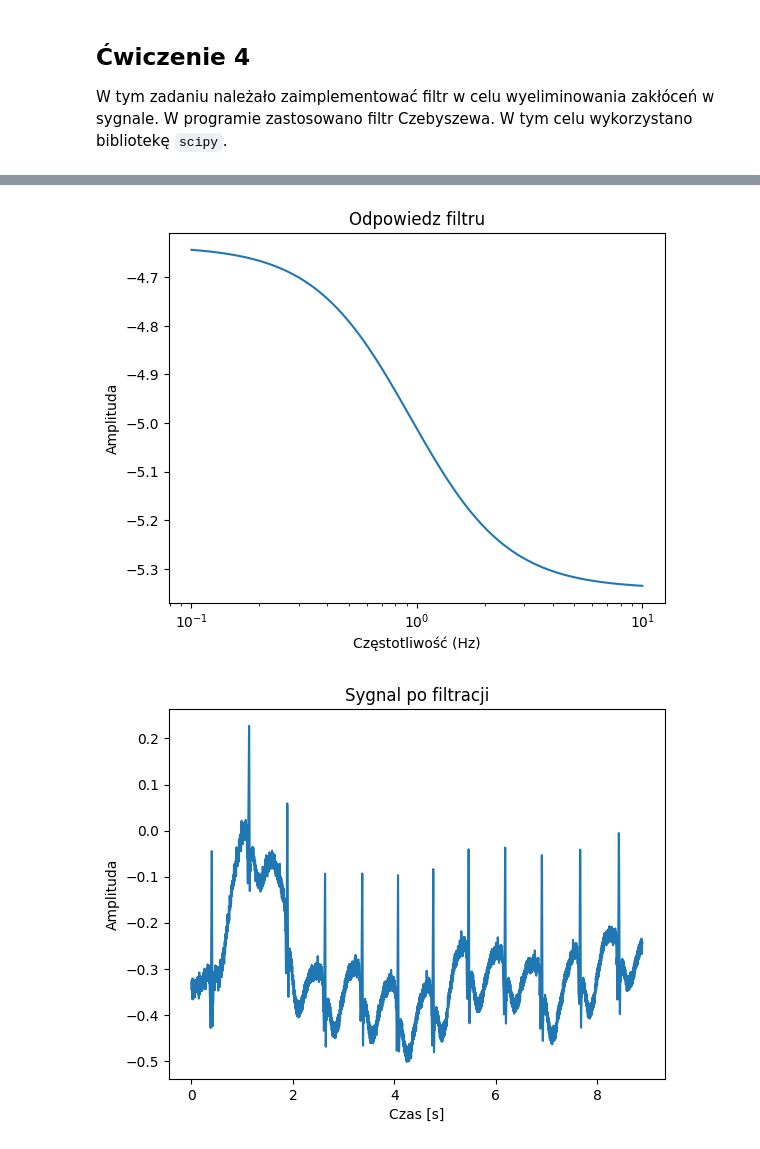
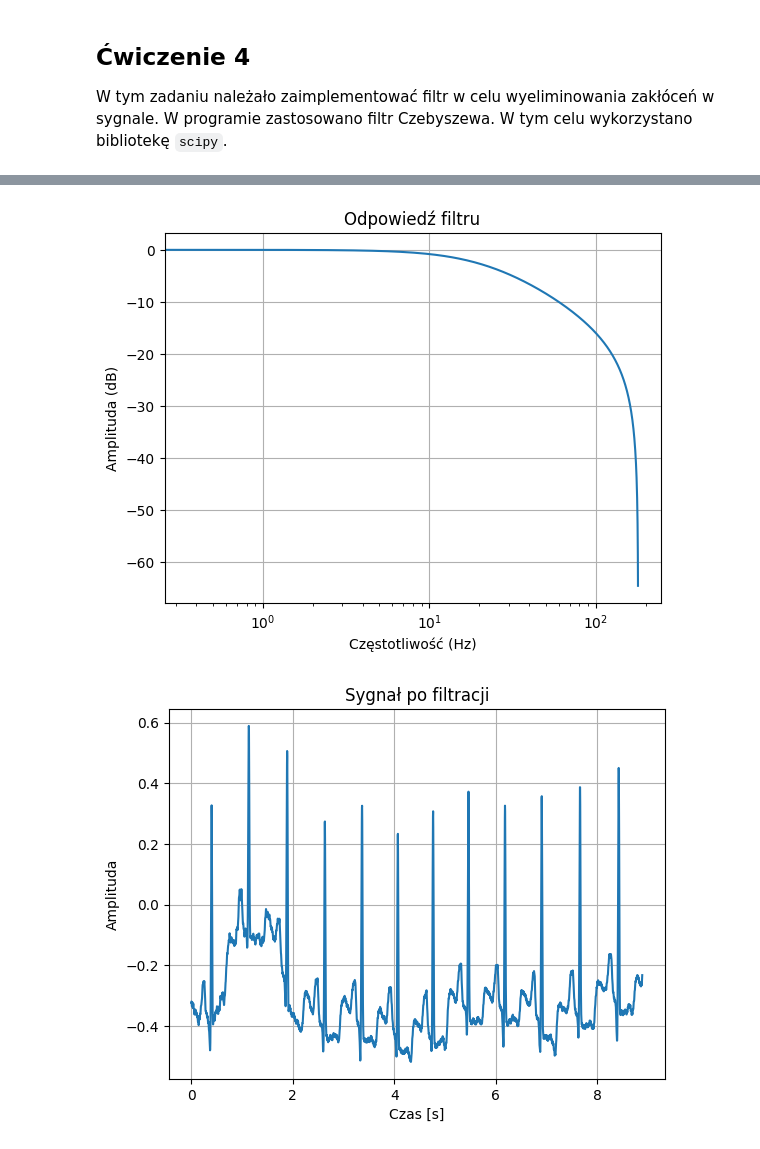
Before and after one commit to MaciejKucharczyk/PWR-cpsio, a Jupyter notebook: lab1/lab1.ipynb, the cells around one changed output, grey strips where cells are left out. Cells and saved outputs as stored; diff of their text form; code cells hidden in the pictures.

Commit message:
Filter fixed in ex 4

```diff
--- a/lab1/lab1.ipynb
+++ b/lab1/lab1.ipynb
@@ -165,38 +165,49 @@ W tym zadaniu należało zaimplementować filtr w celu wyeliminowania zakłóce
 # %%
 import matplotlib.pyplot as plt
 import numpy as np
 from scipy import signal
 
 def cw4():
-    freq = 360
+    freq = 360 # czestotliwosc probkowania
     filename = "ekg_noise.txt"
 
     sig = np.loadtxt(filename, usecols=1)
     time = np.loadtxt(filename, usecols=0)
+
+    order = 1
+    cutoff_frequency = 60
+    ripple = 10
+
+    normalized_cutoff = cutoff_frequency / (0.5 * freq)  # Normalizacja częstotliwości granicznej
+
+    b, a = signal.cheby1(order, ripple, normalized_cutoff, 'low', analog=False)
+    w, h = signal.freqz(b, a)
 
     plt.plot(time, sig)
     plt.xlabel('Czas [s]')
     plt.ylabel('Amplituda')
     plt.title('Sygnal przed filtracja')
     plt.show()
 
-    b, a = signal.cheby2(4, 5, 0.01, 'low', analog=False)
-    w, h = signal.freqs(b, a)
-    plt.semilogx(w, 20 * np.log10(abs(h)))
+    plt.figure()
+    plt.semilogx((freq * 0.5 / np.pi) * w, 20 * np.log10(abs(h)))
     plt.xlabel('Częstotliwość (Hz)')
-    plt.ylabel('Amplituda')
-    plt.title('Odpowiedz filtru')
+    plt.ylabel('Amplituda (dB)')
+    plt.title('Odpowiedź filtru')
+    plt.grid()
     plt.show()
 
-    filtered_sig = signal.filtfilt(b, a, sig)
+    filtered_sig = signal.filtfilt(b, a, sig)  # Przykładowy sygnał 'sig'
+    plt.figure()
     plt.plot(time, filtered_sig)
     plt.xlabel('Czas [s]')
     plt.ylabel('Amplituda')
-    plt.title('Sygnal po filtracji')
+    plt.title('Sygnał po filtracji')
+    plt.grid()
     plt.show()
 
 cw4()
 # %% [output]
 [figure]
-[figure, old version]
+[figure, new version]
-[figure, old version]
+[figure, new version]
```
Also changed, not shown: parts of 1 cell of this notebook, 1 other file.
